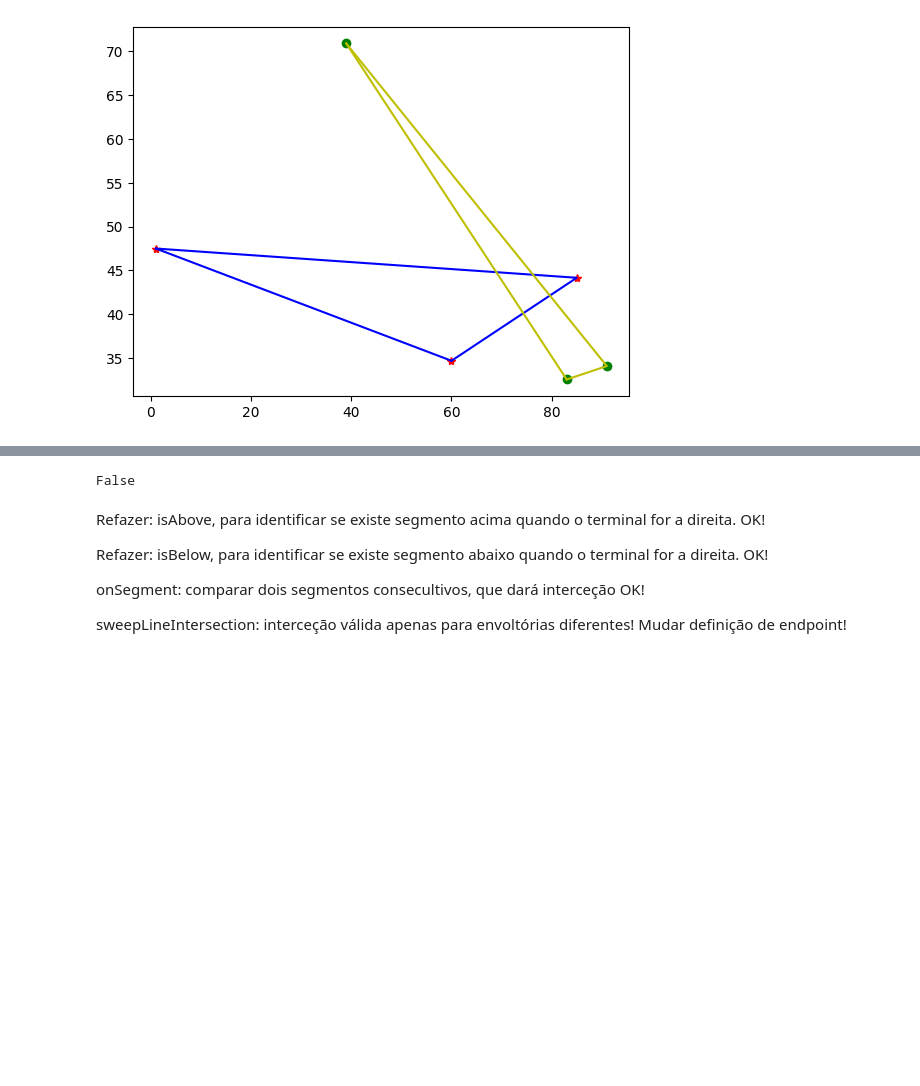
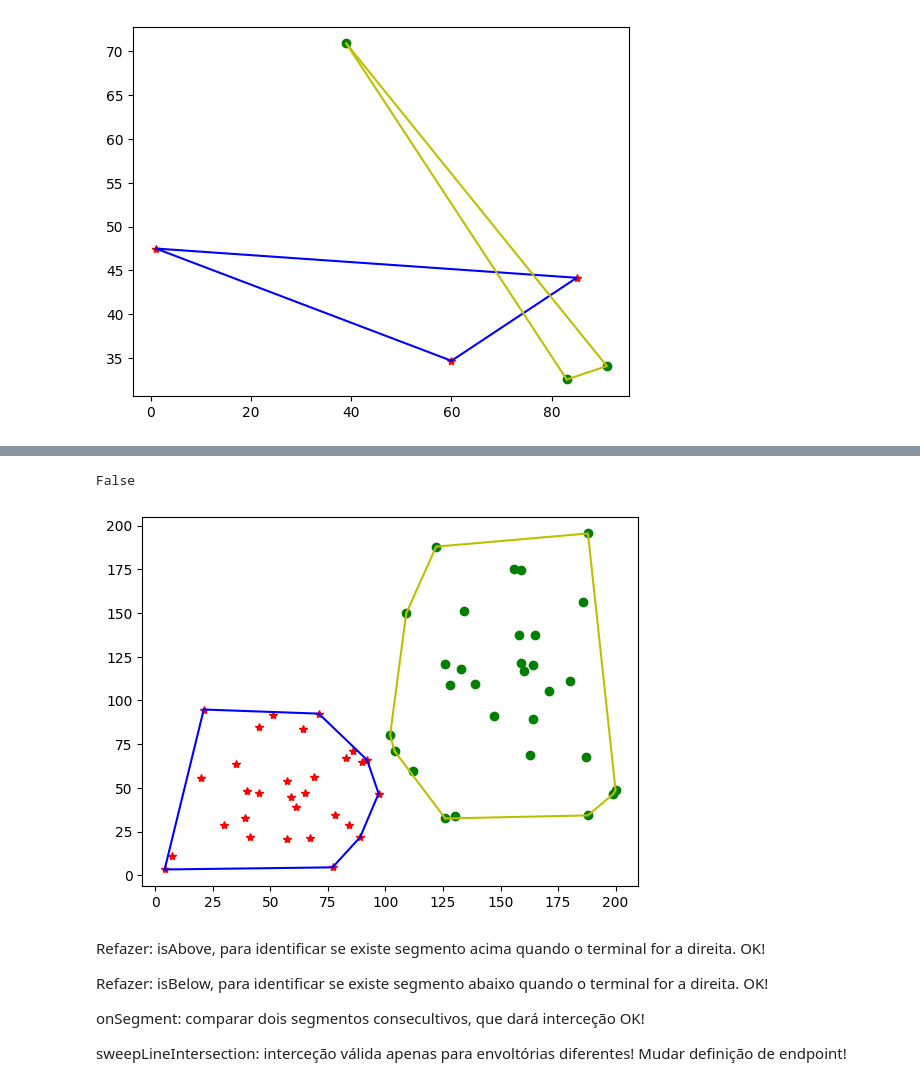
Before and after one commit to Gcastelo01/TP1_Alg2, a Jupyter notebook: TP1_Classificador.ipynb, the cells around one changed output, grey strips where cells are left out. Drawn from its saved outputs; the diff is of its cells as text; code cells hidden in the pictures; blank space fills up the shorter version.

```diff
--- a/TP1_Classificador.ipynb
+++ b/TP1_Classificador.ipynb
@@ -401,4 +387,15 @@ plt.show()
 # %%
+def shortenSegment(pontoA:Dot, pontoB:Dot):
+    # ax + b = y
+    a = (pontoB.y - pontoA.y)/(pontoB.x - pontoA.x)
+    b = pontoA.y - a*pontoA.x
+
+    lft = Dot(pontoA.x + 0.0001, b + a*(pontoA.x + 0.0001))
+    rgt = Dot(pontoB.x - 0.0001, b + a*(pontoB.x - 0.0001))
+
+    return (lft, rgt)
+
+
 def preProcessConvexHull(EnvoltoriaA, EnvoltoriaB):
 
     endpoitsList:Endpoint = []
@@ -411,6 +408,9 @@ def preProcessConvexHull(EnvoltoriaA, EnvoltoriaB):
         left = dotA if dotA.x < dotB.x else dotB
         right = dotA if dotA.x >= dotB.x else dotB
 
+        # encurtando
+        left, right = shortenSegment(left, right)
+
         endpoitsList.append(Endpoint(left, segmentIndx=i, endpointType='left'))
         endpoitsList.append(Endpoint(right, segmentIndx=i, endpointType='right'))
 
@@ -422,6 +422,9 @@ def preProcessConvexHull(EnvoltoriaA, EnvoltoriaB):
 
     left = pn if pn.x < p0.x else p0
     right = pn if pn.x >= p0.x else p0
+
+    # encurtando
+    left, right = shortenSegment(left, right)
 
     segmentMax = len(segmentsList)
 
@@ -438,6 +441,9 @@ def preProcessConvexHull(EnvoltoriaA, EnvoltoriaB):
         left = dotA if dotA.x < dotB.x else dotB
         right = dotA if dotA.x >= dotB.x else dotB
 
+        # encurtando
+        left, right = shortenSegment(left, right)
+
         endpoitsList.append(Endpoint(left, segmentIndx=j, endpointType='left'))
         endpoitsList.append(Endpoint(right, segmentIndx=j, endpointType='right'))
 
@@ -449,6 +455,9 @@ def preProcessConvexHull(EnvoltoriaA, EnvoltoriaB):
     left = pn if pn.x < p0.x else p0
     right = pn if pn.x >= p0.x else p0
 
+    # encurtando
+    left, right = shortenSegment(left, right)
+
     segmentMax = len(segmentsList)
 
     endpoitsList.append(Endpoint(left, segmentIndx=segmentMax, endpointType='left'))
@@ -458,12 +467,22 @@ def preProcessConvexHull(EnvoltoriaA, EnvoltoriaB):
     endpoitsList.sort()
 
     return (endpoitsList, segmentsList)
-# %%
-endPointList, segmentsList = preProcessConvexHull(EnvoltoriaA= EnvoltoriaA, EnvoltoriaB= EnvoltoriaB)
-
-print(sweepLineIntersection(endpoitsList, segmentsList))
-# %% [output]
-False
+# %%
+nPoints = 30
+(pontosA, EnvoltoriaA) = EnvoltoriaAleatoria(2, numDots=nPoints)
+(pontosB, EnvoltoriaB) = EnvoltoriaAleatoria(15, nPoints, 100, 200, 30, 200)
+
+fig, ax = plt.subplots()
+
+plotEnvoltoria(ax, pontosA, EnvoltoriaA)
+plotEnvoltoria(ax, pontosB, EnvoltoriaB, dotType='go', envType='y-')
+
+e, s = preProcessConvexHull(EnvoltoriaA= EnvoltoriaA, EnvoltoriaB= EnvoltoriaB)
+print(sweepLineIntersection(e, s))
+plt.show()
+# %% [output]
+False
+[figure, added]
 # %%
 import bintrees
 
```
Also changed, not shown: parts of 1 cell of this notebook.
